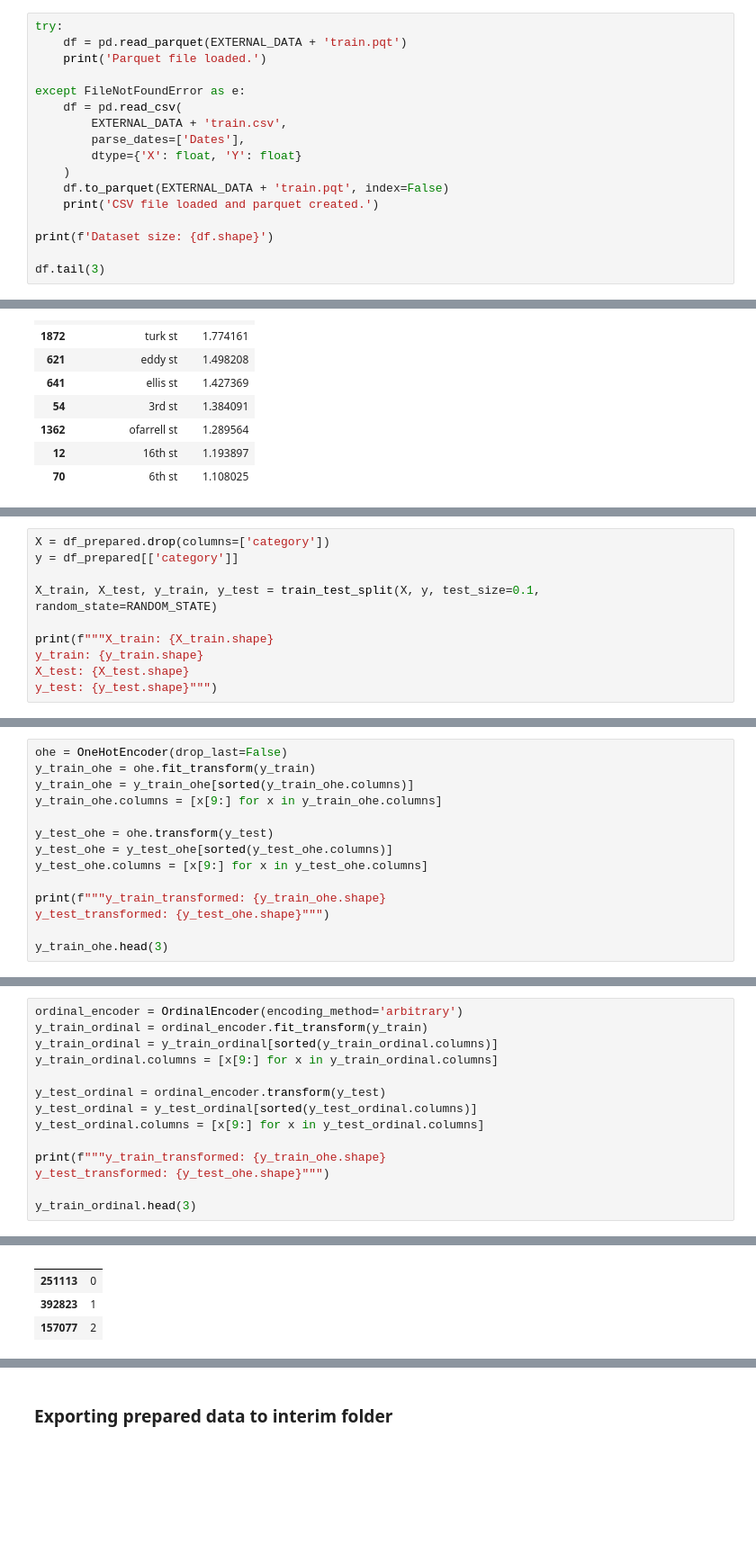
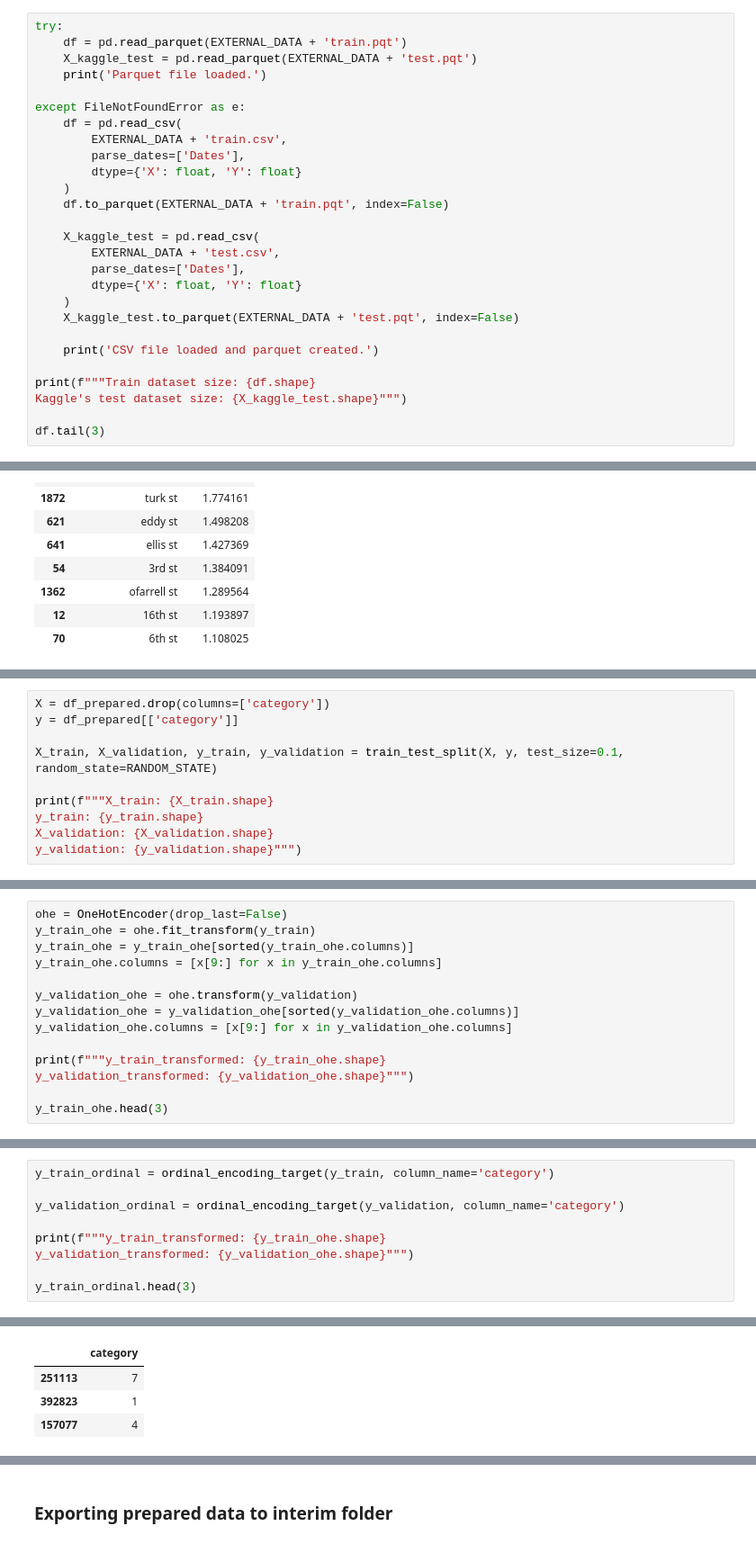
Before and after one commit to marcodeamicis/sf_crime, a Jupyter notebook: notebooks/2_data_preparation_suto.ipynb, the cells around one changed output, grey strips where cells are left out. Shown at 90% size. Drawn from its saved outputs; the diff is of its cells as text; blank space fills up the shorter version.

```diff
--- a/notebooks/2_data_preparation_suto.ipynb
+++ b/notebooks/2_data_preparation_suto.ipynb
@@ -77,6 +78,7 @@ We retrieve all the required data for the analysis.
 # %%
 try:
     df = pd.read_parquet(EXTERNAL_DATA + 'train.pqt')
+    X_kaggle_test = pd.read_parquet(EXTERNAL_DATA + 'test.pqt')
     print('Parquet file loaded.')
 
 except FileNotFoundError as e:
@@ -86,9 +88,18 @@ except FileNotFoundError as e:
         dtype={'X': float, 'Y': float}
     )
     df.to_parquet(EXTERNAL_DATA + 'train.pqt', index=False)
+
+    X_kaggle_test = pd.read_csv(
+        EXTERNAL_DATA + 'test.csv',
+        parse_dates=['Dates'],
+        dtype={'X': float, 'Y': float}
+    )
+    X_kaggle_test.to_parquet(EXTERNAL_DATA + 'test.pqt', index=False)
+
     print('CSV file loaded and parquet created.')
 
-print(f'Dataset size: {df.shape}')
+print(f"""Train dataset size: {df.shape}
+Kaggle's test dataset size: {X_kaggle_test.shape}""")
 
 df.tail(3)
 # %% [output]
@@ -262,12 +288,12 @@ df_prepared.head()
 X = df_prepared.drop(columns=['category'])
 y = df_prepared[['category']]
 
-X_train, X_test, y_train, y_test = train_test_split(X, y, test_size=0.1, random_state=RANDOM_STATE)
+X_train, X_validation, y_train, y_validation = train_test_split(X, y, test_size=0.1, random_state=RANDOM_STATE)
 
 print(f"""X_train: {X_train.shape}
 y_train: {y_train.shape}
-X_test: {X_test.shape}
-y_test: {y_test.shape}""")
+X_validation: {X_validation.shape}
+y_validation: {y_validation.shape}""")
 # %% [output]
 X_train: (790244, 6)
 y_train: (790244, 1)
@@ -305,12 +342,12 @@ y_train_ohe = ohe.fit_transform(y_train)
 y_train_ohe = y_train_ohe[sorted(y_train_ohe.columns)]
 y_train_ohe.columns = [x[9:] for x in y_train_ohe.columns]
 
-y_test_ohe = ohe.transform(y_test)
-y_test_ohe = y_test_ohe[sorted(y_test_ohe.columns)]
-y_test_ohe.columns = [x[9:] for x in y_test_ohe.columns]
+y_validation_ohe = ohe.transform(y_validation)
+y_validation_ohe = y_validation_ohe[sorted(y_validation_ohe.columns)]
+y_validation_ohe.columns = [x[9:] for x in y_validation_ohe.columns]
 
 print(f"""y_train_transformed: {y_train_ohe.shape}
-y_test_transformed: {y_test_ohe.shape}""")
+y_validation_transformed: {y_validation_ohe.shape}""")
 
 y_train_ohe.head(3)
 # %% [output]
@@ -323,15 +362,10 @@ y_test_transformed: (87805, 39)
 # %%
-ordinal_encoder = OrdinalEncoder(encoding_method='arbitrary')
-y_train_ordinal = ordinal_encoder.fit_transform(y_train)
-y_train_ordinal = y_train_ordinal[sorted(y_train_ordinal.columns)]
-y_train_ordinal.columns = [x[9:] for x in y_train_ordinal.columns]
+y_train_ordinal = ordinal_encoding_target(y_train, column_name='category')
 
-y_test_ordinal = ordinal_encoder.transform(y_test)
-y_test_ordinal = y_test_ordinal[sorted(y_test_ordinal.columns)]
-y_test_ordinal.columns = [x[9:] for x in y_test_ordinal.columns]
+y_validation_ordinal = ordinal_encoding_target(y_validation, column_name='category')
 
 print(f"""y_train_transformed: {y_train_ohe.shape}
-y_test_transformed: {y_test_ohe.shape}""")
+y_validation_transformed: {y_validation_ohe.shape}""")
 
 y_train_ordinal.head(3)
 # %% [output]
@@ -340,4 +374,4 @@ y_test_transformed: (87805, 39)
-|  |  |
-| 251113 | 0 |
+|  | category |
+| 251113 | 7 |
 | 392823 | 1 |
-| 157077 | 2 |
+| 157077 | 4 |
```
Also changed, not shown: parts of 18 cells of this notebook, 2 other files.
